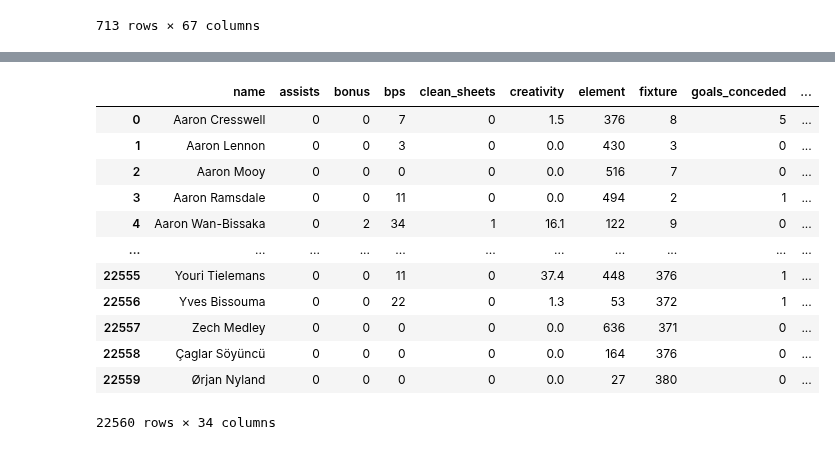
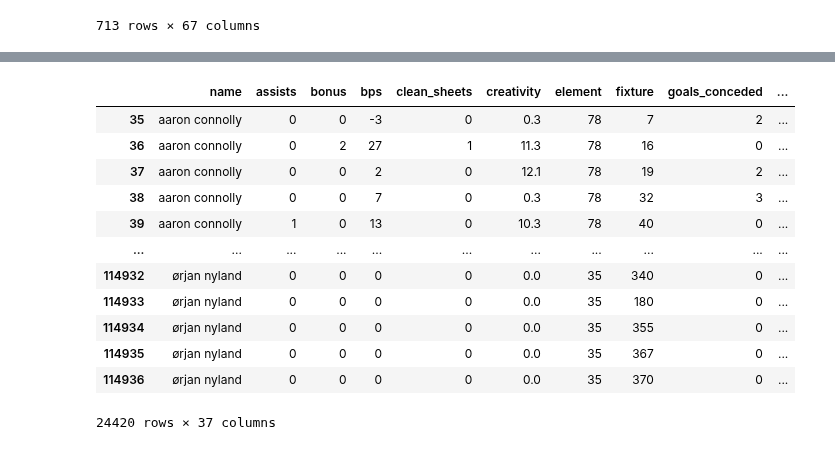
Before and after one commit to 1kruidenp/fflpred, a Jupyter notebook: notebooks/fflpred.ipynb, the cells around one changed output, grey strips where cells are left out. Cells and saved outputs as stored; diff of their text form; code cells hidden in the pictures.

```diff
--- a/notebooks/fflpred.ipynb
+++ b/notebooks/fflpred.ipynb
@@ -472,0 +489,3 @@ players_raw_20_21
+# %%
+team_19_20 = pd.read_csv('/Users/Stemitsiotis/code/1kruidenp/fflpred/raw_data/2019-20/teams.csv')
+team_20_21 = pd.read_csv('/Users/Stemitsiotis/code/1kruidenp/fflpred/raw_data/2020-21/teams.csv')
@@ -482,32 +503,35 @@ for teams in raw_teams: #Iterate through the different raw files
 
 #Here we split the data frame into the seasons and join the raw positions on the name
 
-#df17=df.loc[df['season'] == 17].copy()
-#abc=raw17[['name','position']]
-#abc.set_index('name',drop=True,inplace=True)
-#df17=df17.join(abc, on=['name'])
+df17=full_data.loc[full_data['season'] == 17].copy()
 
-#df18=df.loc[df['season'] == 18].copy()
-#abc=raw18[['name','position']]
-#abc.set_index('name',drop=True,inplace=True)
-#df18=df18.join(abc, on=['name'])
+df18=full_data.loc[full_data['season'] == 18].copy()
 
-#df19=df.loc[df['season'] == 19].copy()
-#abc=raw19[['name','position']]
-#abc.set_index('name',drop=True,inplace=True)
-#df19=df19.join(abc, on=['name'])
+df19=full_data.loc[full_data['season'] == 19].copy()
 
 df20=full_data.loc[full_data['season'] == 20].copy()
 abc=players_raw_19_20[['name','team']]
 abc.set_index('name',drop=True,inplace=True)
 df20=df20.join(abc, on=['name'])
+df20.rename(columns={'team':'team_id'}, inplace=True)
 
-#df21=df.loc[df['season'] == 21].copy()
-#abc=raw21[['name','position']]
-#abc.set_index('name',drop=True,inplace=True)
-#df21=df21.join(abc, on=['name'])
+xyz=team_19_20[['id','name']].copy()
+xyz.rename(columns={'name':'team_name','id':'team_id'}, inplace=True)
+xyz.set_index('team_id', drop=True, inplace=True)
+df20=df20.join(xyz, on=['team_id'])
+
+df21=full_data.loc[full_data['season'] == 21].copy()
+abc=players_raw_20_21[['name','team']]
+abc.set_index('name',drop=True,inplace=True)
+df21=df21.join(abc, on=['name'])
+df21.rename(columns={'team':'team_id'}, inplace=True)
+
+xyz_2=team_20_21[['id','name']].copy()
+xyz_2.rename(columns={'name':'team_name','id':'team_id'}, inplace=True)
+xyz_2.set_index('team_id', drop=True, inplace=True)
+df21=df21.join(xyz_2, on=['team_id'])
 
 #Reconcatenate the data into a complete dataset
 
-#complete_data_teams = pd.concat([df17,df18,df19,df20,df21])
-#complete_data.drop_duplicates(inplace=True) #Drop the duplicates (Danny Ward and Ben Davies)
+complete_data_teams = pd.concat([df17,df18,df19,df20,df21])
+complete_data_teams.drop_duplicates(inplace=True) #Drop the duplicates (Danny Ward and Ben Davies)
@@ -531,16 +556,16 @@ abc
 # %%
-df20
+df21
 # %% [output]
 |  | name | assists | bonus | bps | clean_sheets | creativity | element | fixture | goals_conceded | ... |
-| 0 | Aaron Cresswell | 0 | 0 | 7 | 0 | 1.5 | 376 | 8 | 5 | ... |
-| 1 | Aaron Lennon | 0 | 0 | 3 | 0 | 0.0 | 430 | 3 | 0 | ... |
-| 2 | Aaron Mooy | 0 | 0 | 0 | 0 | 0.0 | 516 | 7 | 0 | ... |
-| 3 | Aaron Ramsdale | 0 | 0 | 11 | 0 | 0.0 | 494 | 2 | 1 | ... |
-| 4 | Aaron Wan-Bissaka | 0 | 2 | 34 | 1 | 16.1 | 122 | 9 | 0 | ... |
+| 35 | aaron connolly | 0 | 0 | -3 | 0 | 0.3 | 78 | 7 | 2 | ... |
+| 36 | aaron connolly | 0 | 2 | 27 | 1 | 11.3 | 78 | 16 | 0 | ... |
+| 37 | aaron connolly | 0 | 0 | 2 | 0 | 12.1 | 78 | 19 | 2 | ... |
+| 38 | aaron connolly | 0 | 0 | 7 | 0 | 0.3 | 78 | 32 | 3 | ... |
+| 39 | aaron connolly | 1 | 0 | 13 | 0 | 10.3 | 78 | 40 | 0 | ... |
 | ... | ... | ... | ... | ... | ... | ... | ... | ... | ... | ... |
-| 22555 | Youri Tielemans | 0 | 0 | 11 | 0 | 37.4 | 448 | 376 | 1 | ... |
-| 22556 | Yves Bissouma | 0 | 0 | 22 | 0 | 1.3 | 53 | 372 | 1 | ... |
-| 22557 | Zech Medley | 0 | 0 | 0 | 0 | 0.0 | 636 | 371 | 0 | ... |
-| 22558 | Çaglar Söyüncü | 0 | 0 | 0 | 0 | 0.0 | 164 | 376 | 0 | ... |
-| 22559 | Ørjan Nyland | 0 | 0 | 0 | 0 | 0.0 | 27 | 380 | 0 | ... |
+| 114932 | ørjan nyland | 0 | 0 | 0 | 0 | 0.0 | 35 | 340 | 0 | ... |
+| 114933 | ørjan nyland | 0 | 0 | 0 | 0 | 0.0 | 35 | 180 | 0 | ... |
+| 114934 | ørjan nyland | 0 | 0 | 0 | 0 | 0.0 | 35 | 355 | 0 | ... |
+| 114935 | ørjan nyland | 0 | 0 | 0 | 0 | 0.0 | 35 | 367 | 0 | ... |
+| 114936 | ørjan nyland | 0 | 0 | 0 | 0 | 0.0 | 35 | 370 | 0 | ... |
-22560 rows × 34 columns
+24420 rows × 37 columns
```
Also changed, not shown: parts of 7 cells of this notebook.
